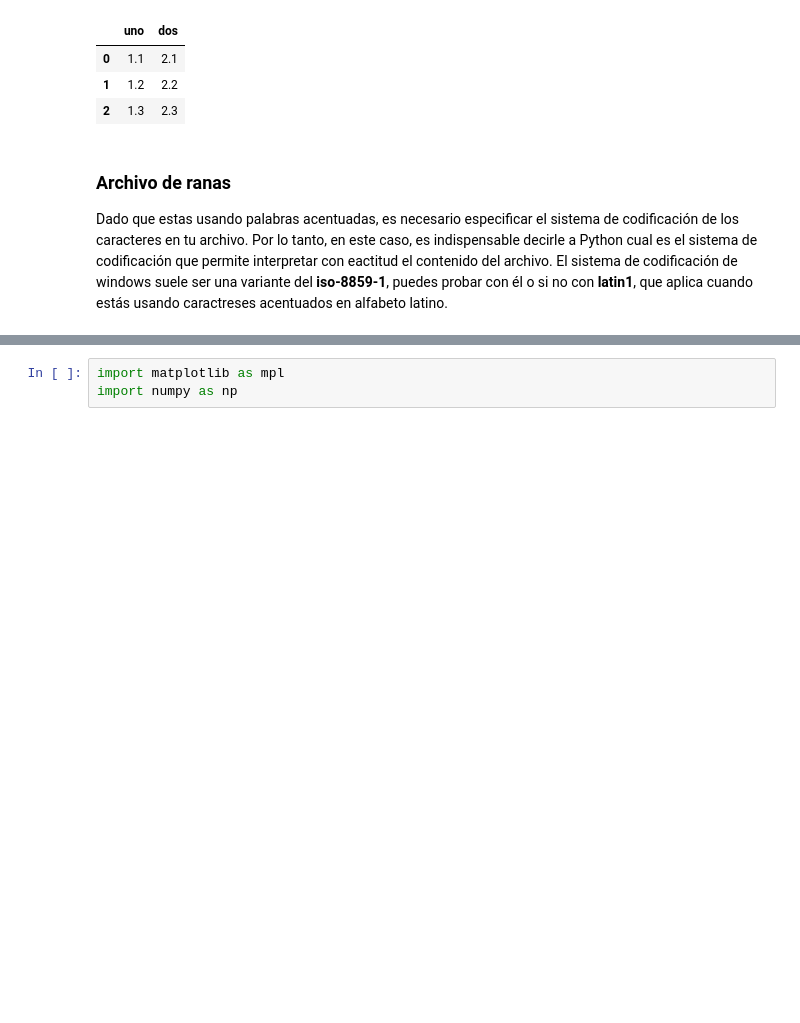
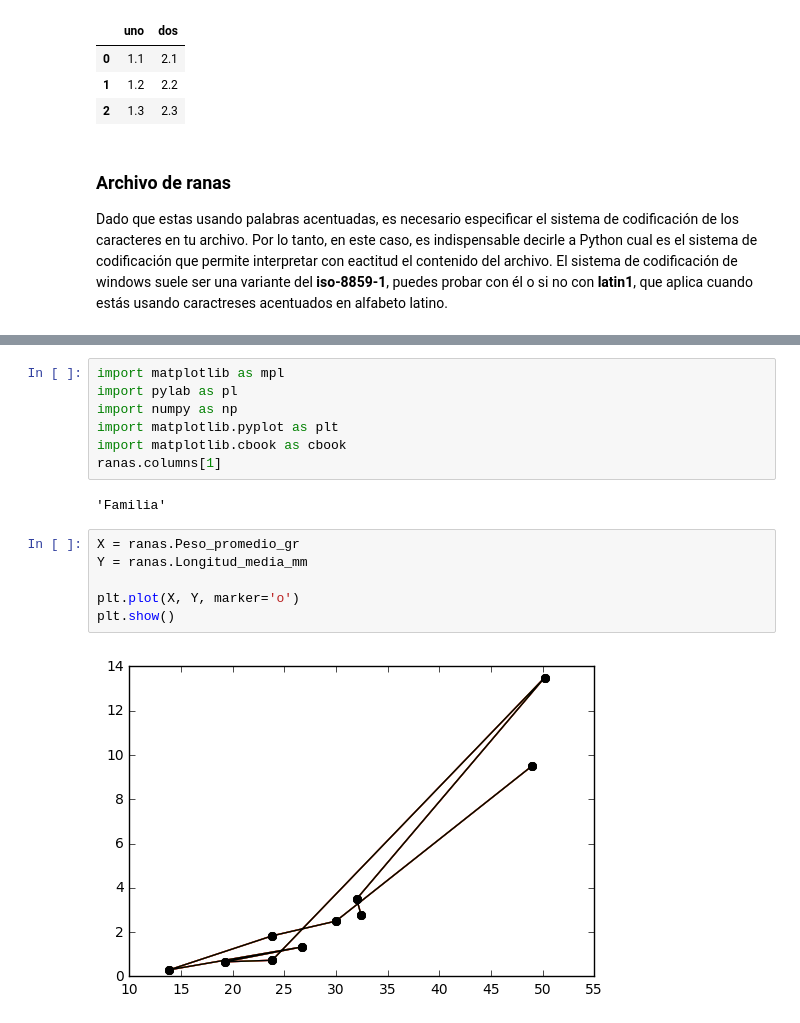
Before and after one commit to Amaureto/Ecoacoustics_MX, a Jupyter notebook: Tareas aprendizaje/004 Gráficas con ggplot2 y Matplotlib/Ejemplo lectura CSV.ipynb, the cells around one changed output, grey strips where cells are left out. Saved outputs shown, nothing was run; the diff lists cells and outputs as text; blank space fills up the shorter version.

```diff
--- a/Tareas aprendizaje/004 Gráficas con ggplot2 y Matplotlib/Ejemplo lectura CSV.ipynb
+++ b/Tareas aprendizaje/004 Gráficas con ggplot2 y Matplotlib/Ejemplo lectura CSV.ipynb
@@ -53,4 +53,18 @@ ranas
 | 9 | 10 | Hylidae | P. arborescandens | 27 | 2.767 | 32.44 | Dorado |
 # %%
 import matplotlib as mpl
+import pylab as pl
 import numpy as np
+import matplotlib.pyplot as plt
+import matplotlib.cbook as cbook
+ranas.columns[1]
+# %% [output]
+'Familia'
+# %%
+X = ranas.Peso_promedio_gr
+Y = ranas.Longitud_media_mm
+
+plt.plot(X, Y, marker='o')
+plt.show()
+# %% [output]
+[figure, added]
```
